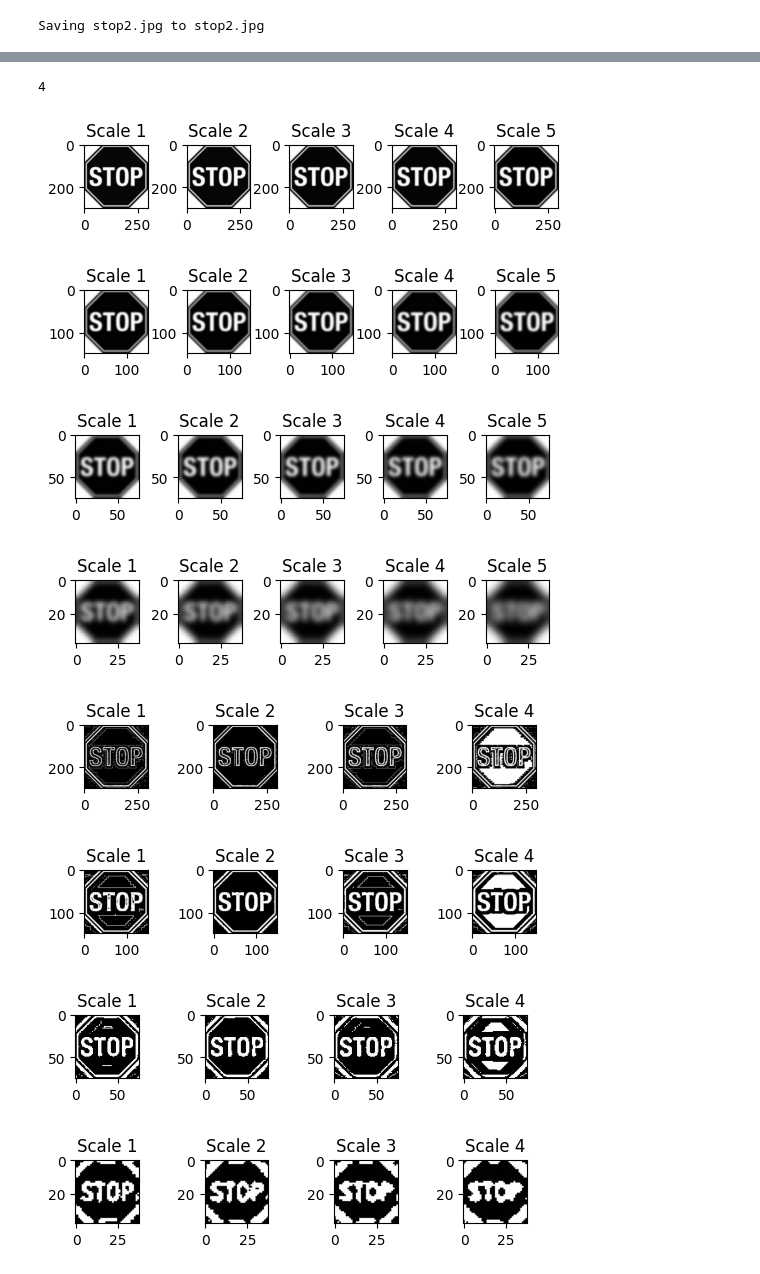
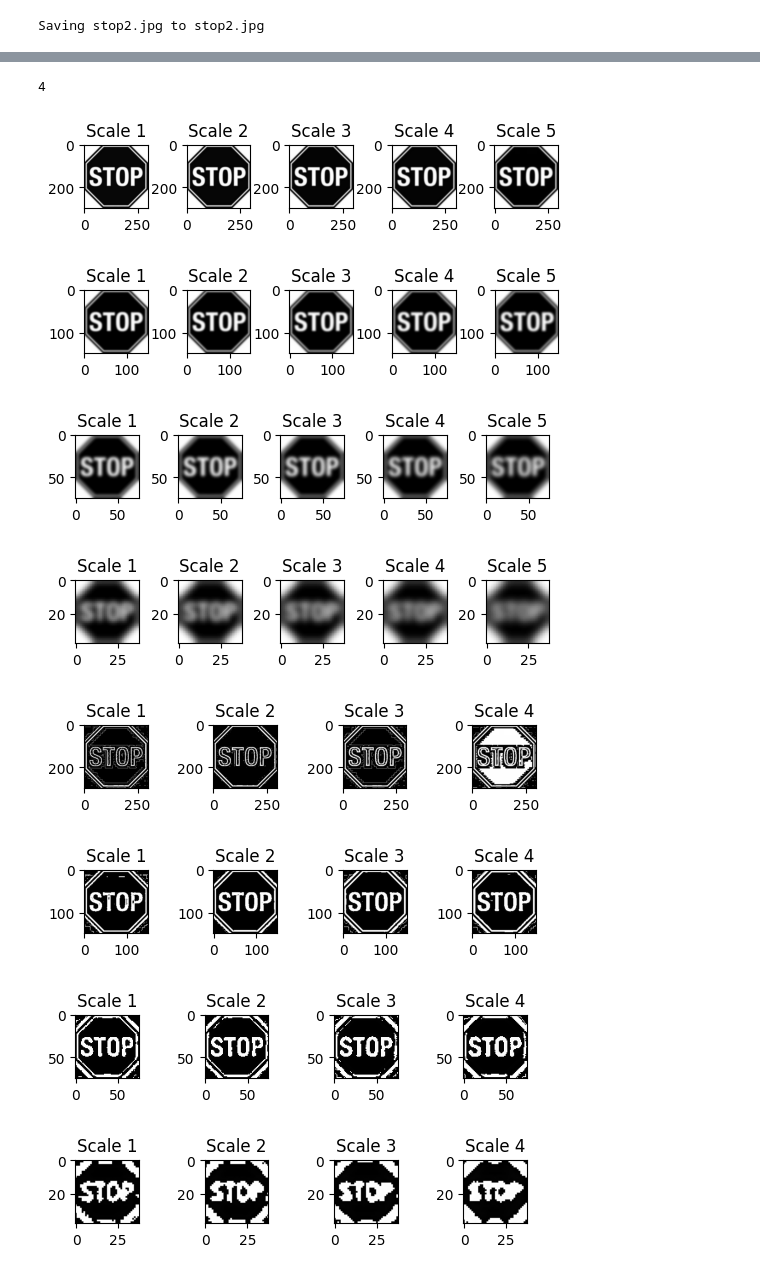
Before and after one commit to XG11/ECE420FinalProject, a Jupyter notebook: ECE420FinalProjectPythonPrototype.ipynb, the cells around one changed output, grey strips where cells are left out. Drawn from its saved outputs; the diff is of its cells as text; code cells hidden in the pictures.

```diff
--- a/ECE420FinalProjectPythonPrototype.ipynb
+++ b/ECE420FinalProjectPythonPrototype.ipynb
@@ -70,7 +70,7 @@ def generate_scale_space(image, num_octaves=4, num_scales=5, sigma=1.2):
             blurred_image = gaussian_filter(image, sigma=sigma_scale)
             scales.append(blurred_image)
         octaves.append(scales)
-        image = scales[-3][::2, ::2]
+        image = scales[-1][::2, ::2]
     return octaves
 
 
@@ -92,14 +92,19 @@ def DOG(l_images):
 from google.colab.patches import cv2_imshow
 image_1 = cv2.imread('Stop1.jpg', cv2.IMREAD_GRAYSCALE)
 cv2_imshow(image_1)
+
+image_2 = cv2.imread('stop2.jpg', cv2.IMREAD_GRAYSCALE)
+cv2_imshow(image_2)
+
 #l_images_1 = octaves(image_1, 1, 5, 4) #sigma = 1, scale = 5, octave = 4
 l_images_1 = generate_scale_space(image_1)
 #print(l_images_1)
 #l_images_2 = octaves(image_2, 1, 5, 4) #sigma = 1, scale = 5, octave = 4
+l_images_2 = generate_scale_space(image_2)
 d_images_1 = DOG(l_images_1) #get difference of gaussians
 print(len(d_images_1))
 #print(d_images_1)
-#d_images_2 = DOG(l_images_2) #get difference of gaussians
+d_images_2 = DOG(l_images_2) #get difference of gaussians
 
 def plot_images(images, title):
     for i, img in enumerate(images):
@@ -115,5 +120,11 @@ for i, octave in enumerate(l_images_1):
 
 for i, octave in enumerate(d_images_1):
     plot_images(octave, f"DOG (Octave {i+1})")
+
+for i, octave in enumerate(l_images_2):
+    plot_images(octave, f"Scale Space (Octave {i+1})")
+
+for i, octave in enumerate(d_images_2):
+    plot_images(octave, f"DOG (Octave {i+1})")
 # %% [output]
 [figure]
@@ -120,9 +132,9 @@ for i, octave in enumerate(d_images_1):
 4
-[figure, old version]
-[figure, old version]
+[figure, new version]
-[figure, old version]
+[figure, new version]
-[figure, old version]
+[figure, new version]
-[figure, old version]
+[figure, new version]
-[figure, old version]
+[figure, new version]
-[figure, old version]
+[figure, new version]
-[figure, old version]
+[figure, new version]
+[figure, added]
```
Also changed, not shown: parts of 7 cells of this notebook.
